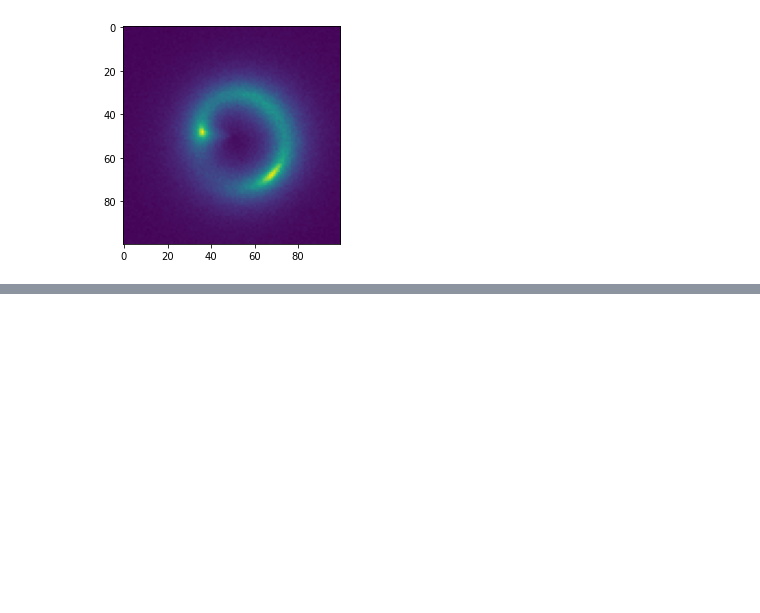
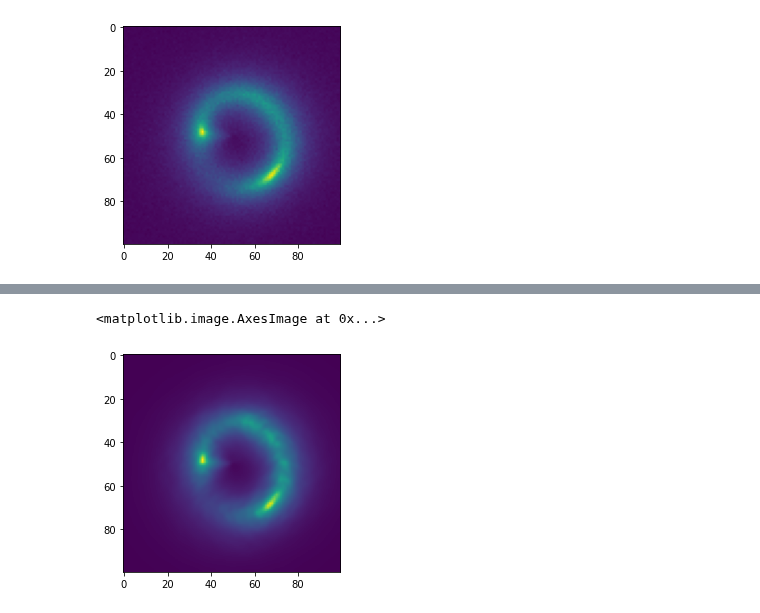
Before and after one commit to Herculens/herculens, a Jupyter notebook: GRF_perturbations/Notebooks/test.ipynb, the cells around one changed output, grey strips where cells are left out. Saved outputs shown, nothing was run; the diff lists cells and outputs as text; code cells hidden in the pictures; blank space fills up the shorter version.

```diff
--- a/GRF_perturbations/Notebooks/test.ipynb
+++ b/GRF_perturbations/Notebooks/test.ipynb
@@ -386,0 +163,5 @@ plt.imshow(simulate_unperturbed_image(Surface_brightness.unperturbed_model_kwarg
+# %%
+plt.imshow(Images[4,0])
+# %% [output]
+<matplotlib.image.AxesImage at 0x...>
+[figure, added]
```
Also changed, not shown: parts of 127 cells of this notebook, 1 other file.
